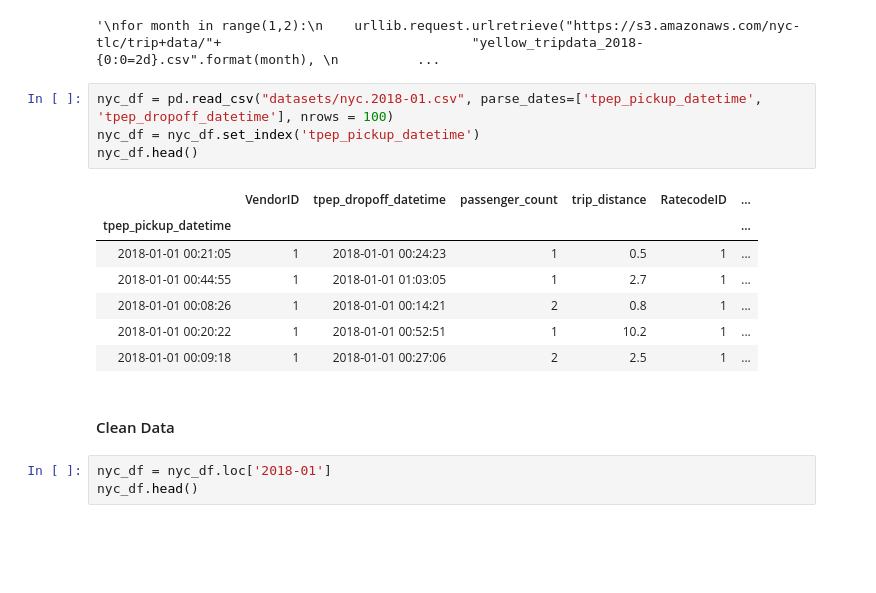
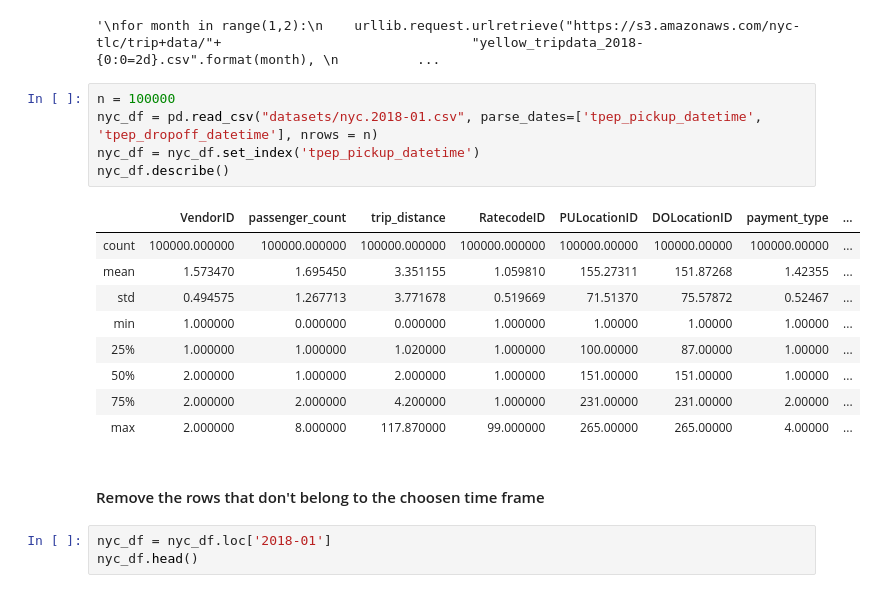
Before and after one commit to A5-015/nyc-taxi-data, a Jupyter notebook: nyc-taxi-data-analysis.ipynb, the cells around one changed output. Cells and saved outputs as stored; diff of their text form; blank space fills up the shorter version.

Commit message:
finished preliminary data cleaning

```diff
--- a/nyc-taxi-data-analysis.ipynb
+++ b/nyc-taxi-data-analysis.ipynb
@@ -31,19 +33,22 @@ for month in range(1,2):
 # %% [output]
 '\nfor month in range(1,2):\n    urllib.request.urlretrieve("https://s3.amazonaws.com/nyc-tlc/trip+data/"+                                "yellow_tripdata_2018-{0:0=2d}.csv".format(month), \n          ...
 # %%
-nyc_df = pd.read_csv("datasets/nyc.2018-01.csv", parse_dates=['tpep_pickup_datetime', 'tpep_dropoff_datetime'], nrows = 100)
+n = 100000
+nyc_df = pd.read_csv("datasets/nyc.2018-01.csv", parse_dates=['tpep_pickup_datetime', 'tpep_dropoff_datetime'], nrows = n)
 nyc_df = nyc_df.set_index('tpep_pickup_datetime')
-nyc_df.head()
+nyc_df.describe()
 # %% [output]
-|  | VendorID | tpep_dropoff_datetime | passenger_count | trip_distance | RatecodeID | ... |
-| tpep_pickup_datetime |  |  |  |  |  | ... |
-| 2018-01-01 00:21:05 | 1 | 2018-01-01 00:24:23 | 1 | 0.5 | 1 | ... |
-| 2018-01-01 00:44:55 | 1 | 2018-01-01 01:03:05 | 1 | 2.7 | 1 | ... |
-| 2018-01-01 00:08:26 | 1 | 2018-01-01 00:14:21 | 2 | 0.8 | 1 | ... |
-| 2018-01-01 00:20:22 | 1 | 2018-01-01 00:52:51 | 1 | 10.2 | 1 | ... |
-| 2018-01-01 00:09:18 | 1 | 2018-01-01 00:27:06 | 2 | 2.5 | 1 | ... |
+|  | VendorID | passenger_count | trip_distance | RatecodeID | PULocationID | DOLocationID | payment_type | ... |
+| count | 100000.000000 | 100000.000000 | 100000.000000 | 100000.000000 | 100000.00000 | 100000.00000 | 100000.00000 | ... |
+| mean | 1.573470 | 1.695450 | 3.351155 | 1.059810 | 155.27311 | 151.87268 | 1.42355 | ... |
+| std | 0.494575 | 1.267713 | 3.771678 | 0.519669 | 71.51370 | 75.57872 | 0.52467 | ... |
+| min | 1.000000 | 0.000000 | 0.000000 | 1.000000 | 1.00000 | 1.00000 | 1.00000 | ... |
+| 25% | 1.000000 | 1.000000 | 1.020000 | 1.000000 | 100.00000 | 87.00000 | 1.00000 | ... |
+| 50% | 2.000000 | 1.000000 | 2.000000 | 1.000000 | 151.00000 | 151.00000 | 1.00000 | ... |
+| 75% | 2.000000 | 2.000000 | 4.200000 | 1.000000 | 231.00000 | 231.00000 | 2.00000 | ... |
+| max | 2.000000 | 8.000000 | 117.870000 | 99.000000 | 265.00000 | 265.00000 | 4.00000 | ... |
-# %% [markdown]
-#### Clean Data
+# %% [markdown]
+#### Remove the rows that don't belong to the choosen time frame
 # %%
 nyc_df = nyc_df.loc['2018-01']
 nyc_df.head()
```
Also changed, not shown: parts of 13 cells of this notebook.
